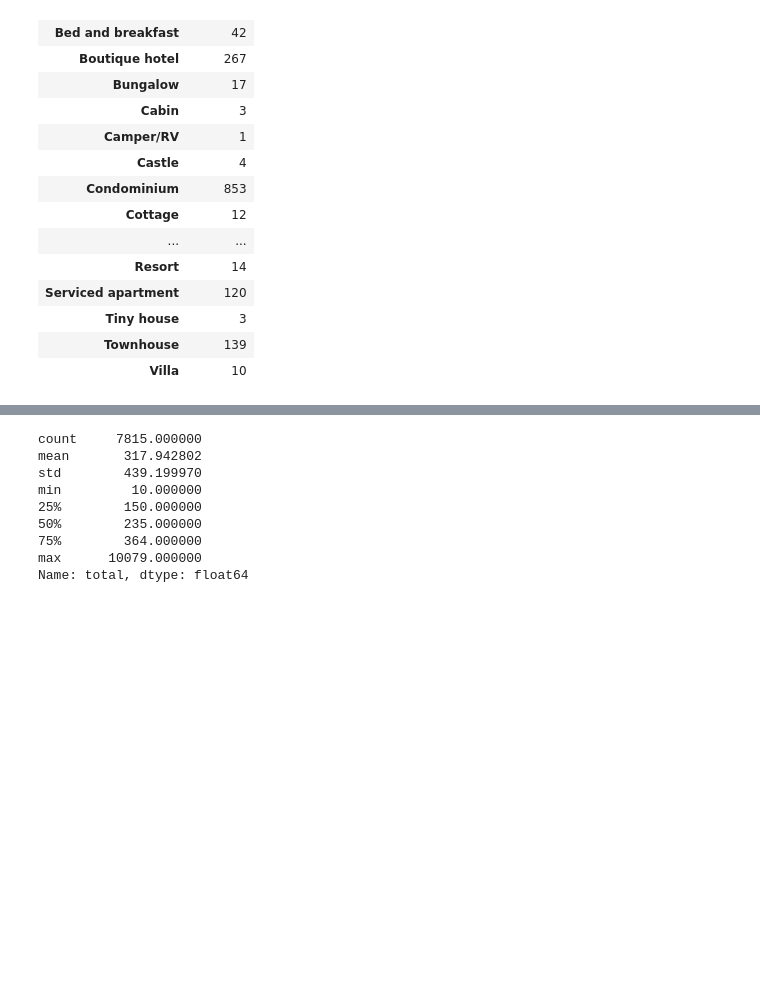
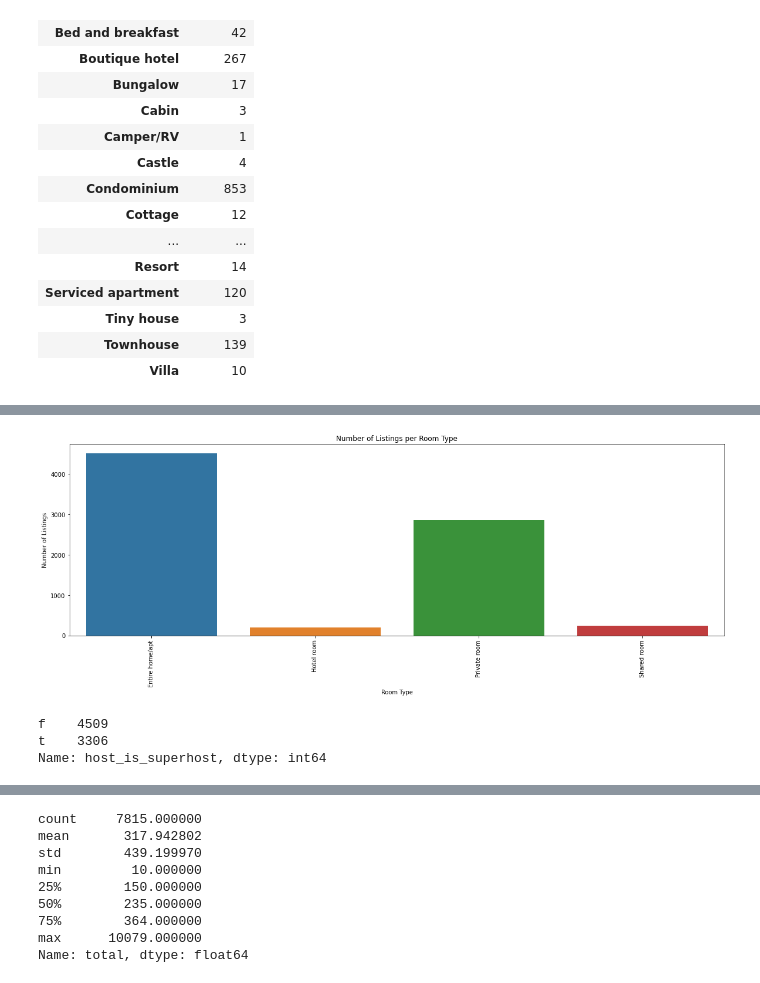
Before and after one commit to rustiri/final_group_airbnb, a Jupyter notebook: SF_Airbnb_EDA.ipynb, the cells around one changed output, grey strips where cells are left out. Drawn from its saved outputs; the diff is of its cells as text; code cells hidden in the pictures; blank space fills up the shorter version.

```diff
--- a/SF_Airbnb_EDA.ipynb
+++ b/SF_Airbnb_EDA.ipynb
@@ -598,0 +598,4 @@ plt.show()
+# %%
+# get the number of room types and create a dataframe
+room_type_count_df = pd.DataFrame(airbnb_db_df.groupby(["room_type"]).count()["room_id"])
+room_type_count_df
@@ -598,0 +609,17 @@ plt.show()
+# %%
+plt.figure(figsize=(20, 6))
+sns.barplot(room_type_count_df.index, room_type_count_df["room_id"])
+plt.title("Number of Listings per Room Type")
+plt.xticks(rotation=90)
+plt.xlabel("Room Type")
+plt.ylabel("Number of Listings")
+
+plt.show()
+# %% [output]
+[figure, added]
+# %%
+airbnb_db_df["host_is_superhost"].value_counts()
+# %% [output]
+f    4509
+t    3306
+Name: host_is_superhost, dtype: int64
```
Also changed, not shown: parts of 4 cells of this notebook, 8 other files.
